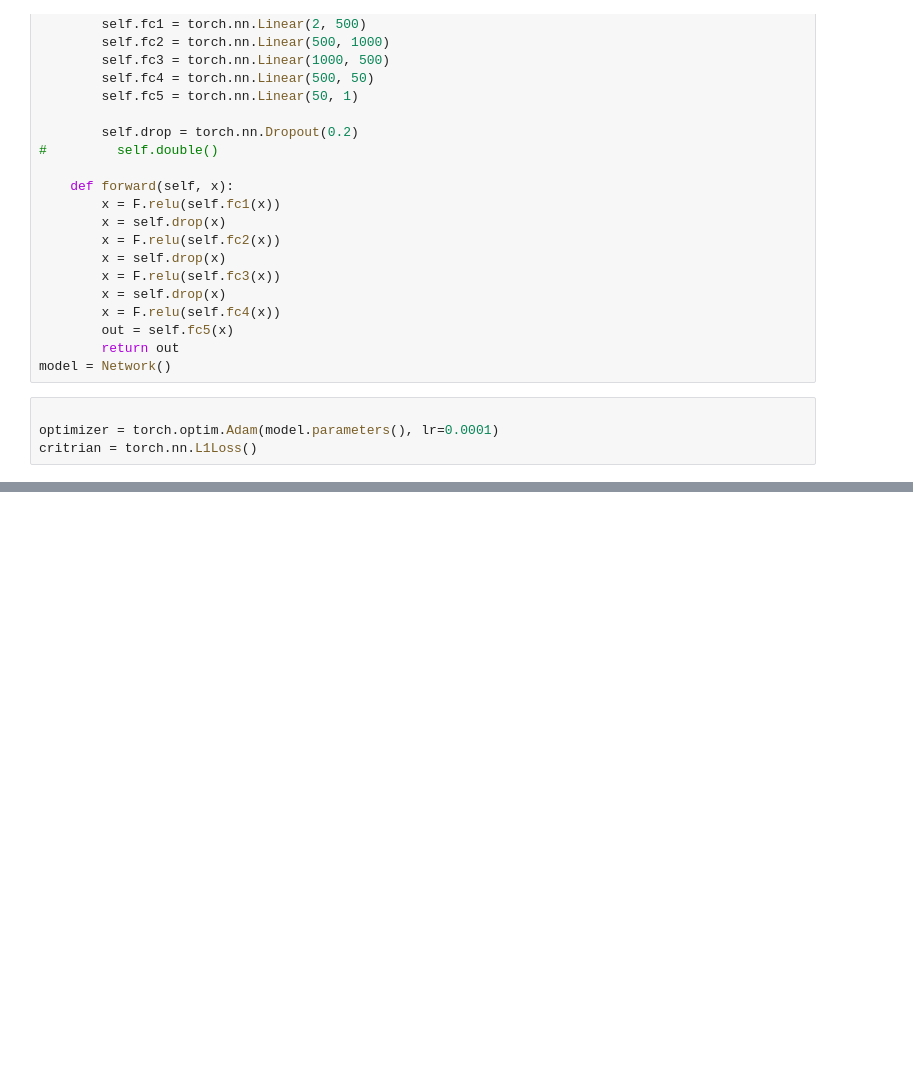
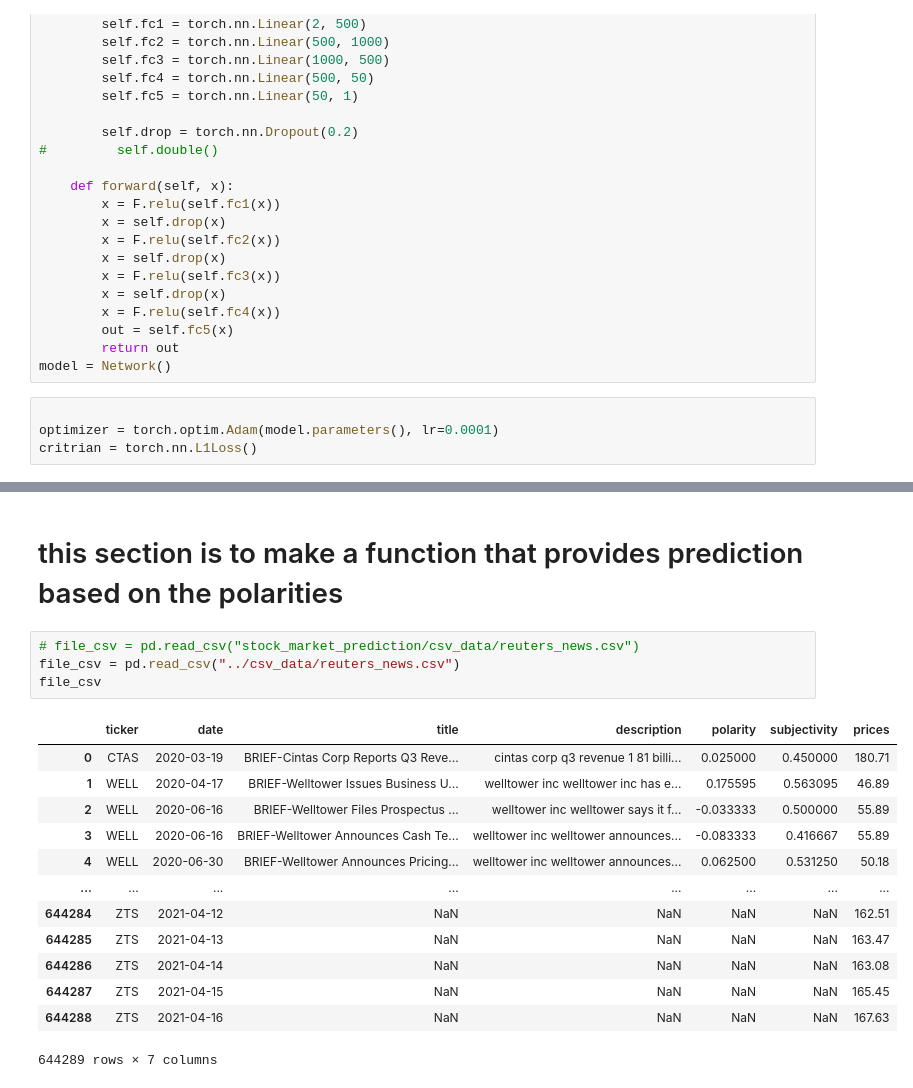
Before and after one commit to aalarifi2016/stock_market_prediction, a Jupyter notebook: jupyter_ML_test/Model_implementation.ipynb, the cells around one changed output, grey strips where cells are left out. Cells and saved outputs as stored; diff of their text form; blank space fills up the shorter version.

Commit message:
added funtion for up/down based on polarity to predict prices, Model_implementation.ipynb file

```diff
--- a/jupyter_ML_test/Model_implementation.ipynb
+++ b/jupyter_ML_test/Model_implementation.ipynb
@@ -197,0 +311,20 @@ KeyboardInterrupt:
+# %% [markdown]
+# this section is to make a function that provides prediction based on the polarities
+# %%
+# file_csv = pd.read_csv("stock_market_prediction/csv_data/reuters_news.csv")
+file_csv = pd.read_csv("../csv_data/reuters_news.csv")
+file_csv
+# %% [output]
+|  | ticker | date | title | description | polarity | subjectivity | prices |
+| 0 | CTAS | 2020-03-19 | BRIEF-Cintas Corp Reports Q3 Reve... | cintas corp q3 revenue 1 81 billi... | 0.025000 | 0.450000 | 180.71 |
+| 1 | WELL | 2020-04-17 | BRIEF-Welltower Issues Business U... | welltower inc welltower inc has e... | 0.175595 | 0.563095 | 46.89 |
+| 2 | WELL | 2020-06-16 | BRIEF-Welltower Files Prospectus ... | welltower inc welltower says it f... | -0.033333 | 0.500000 | 55.89 |
+| 3 | WELL | 2020-06-16 | BRIEF-Welltower Announces Cash Te... | welltower inc welltower announces... | -0.083333 | 0.416667 | 55.89 |
+| 4 | WELL | 2020-06-30 | BRIEF-Welltower Announces Pricing... | welltower inc welltower announces... | 0.062500 | 0.531250 | 50.18 |
+| ... | ... | ... | ... | ... | ... | ... | ... |
+| 644284 | ZTS | 2021-04-12 | NaN | NaN | NaN | NaN | 162.51 |
+| 644285 | ZTS | 2021-04-13 | NaN | NaN | NaN | NaN | 163.47 |
+| 644286 | ZTS | 2021-04-14 | NaN | NaN | NaN | NaN | 163.08 |
+| 644287 | ZTS | 2021-04-15 | NaN | NaN | NaN | NaN | 165.45 |
+| 644288 | ZTS | 2021-04-16 | NaN | NaN | NaN | NaN | 167.63 |
+644289 rows × 7 columns
```
Also changed, not shown: parts of 9 cells of this notebook, 1 other file.
